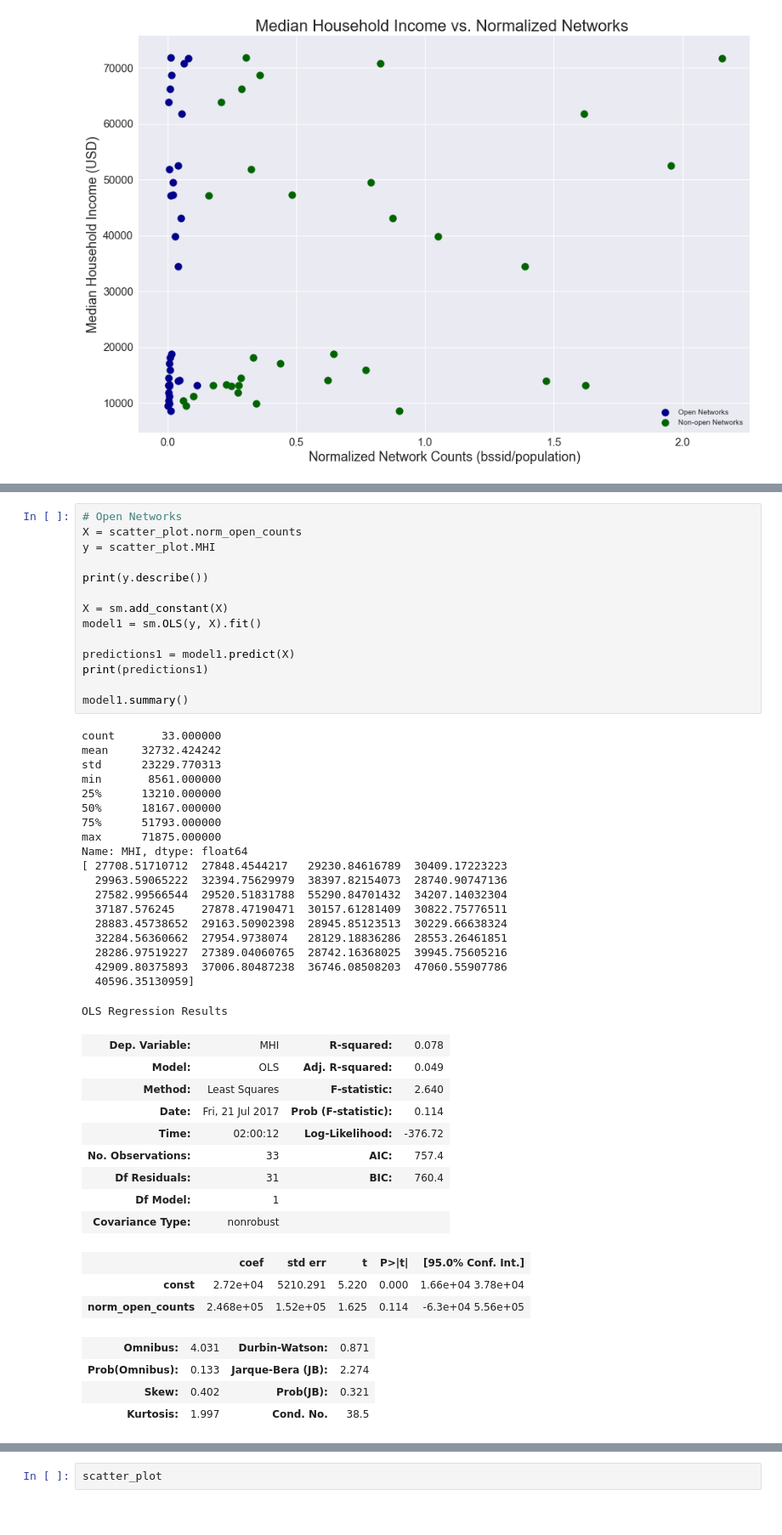
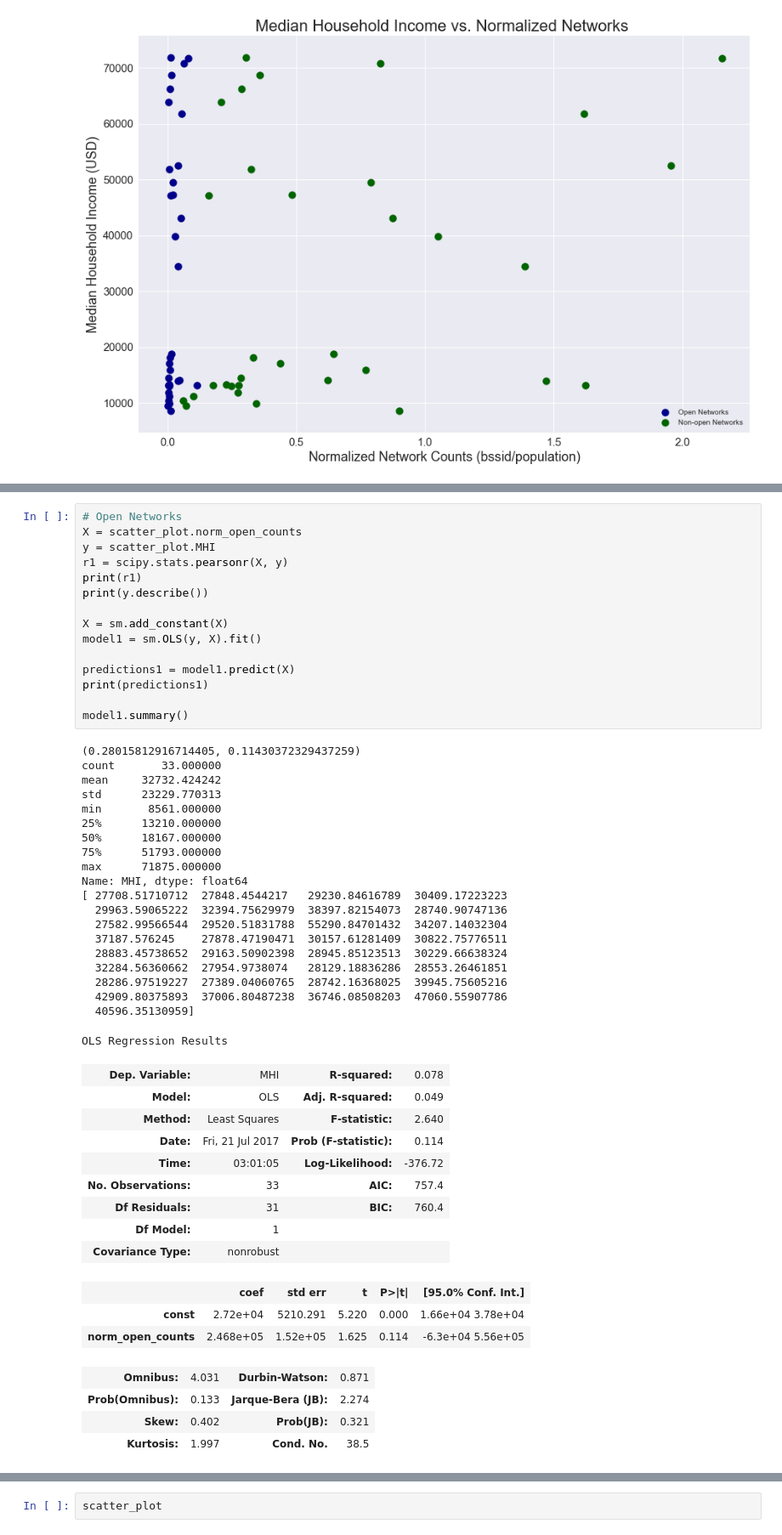
Before and after one commit to cor215/WiFind2017, a Jupyter notebook: Final Analysis - Wifind.ipynb, the cells around one changed output, grey strips where cells are left out. Shown at 85% size. Cells and saved outputs as stored; diff of their text form.

```diff
--- a/Final Analysis - Wifind.ipynb
+++ b/Final Analysis - Wifind.ipynb
@@ -1158,41 +1159,43 @@ Index(['name', 'GEOID', 'MHI', 'norm_open_counts', 'norm_non_open_counts',
 # Open Networks
 X = scatter_plot.norm_open_counts
 y = scatter_plot.MHI
-
+r1 = scipy.stats.pearsonr(X, y)
+print(r1)
 print(y.describe())
 
 X = sm.add_constant(X)
 model1 = sm.OLS(y, X).fit()
 
 predictions1 = model1.predict(X)
 print(predictions1)
 
 model1.summary()
 # %% [output]
+(0.28015812916714405, 0.11430372329437259)
 count       33.000000
 mean     32732.424242
 std      23229.770313
 min       8561.000000
 25%      13210.000000
 50%      18167.000000
 75%      51793.000000
 max      71875.000000
 Name: MHI, dtype: float64
 [ 27708.51710712  27848.4544217   29230.84616789  30409.17223223
   29963.59065222  32394.75629979  38397.82154073  28740.90747136
   27582.99566544  29520.51831788  55290.84701432  34207.14032304
   37187.576245    27878.47190471  30157.61281409  30822.75776511
   28883.45738652  29163.50902398  28945.85123513  30229.66638324
   32284.56360662  27954.9738074   28129.18836286  28553.26461851
   28286.97519227  27389.04060765  28742.16368025  39945.75605216
   42909.80375893  37006.80487238  36746.08508203  47060.55907786
   40596.35130959]
 OLS Regression Results
 | Dep. Variable: | MHI | R-squared: | 0.078 |
 | Model: | OLS | Adj. R-squared: | 0.049 |
 | Method: | Least Squares | F-statistic: | 2.640 |
 | Date: | Fri, 21 Jul 2017 | Prob (F-statistic): | 0.114 |
-| Time: | 02:00:12 | Log-Likelihood: | -376.72 |
+| Time: | 03:01:05 | Log-Likelihood: | -376.72 |
 | No. Observations: | 33 | AIC: | 757.4 |
 | Df Residuals: | 31 | BIC: | 760.4 |
 | Df Model: | 1 |  |  |
```
Also changed, not shown: parts of 6 cells of this notebook, 1 other file.
